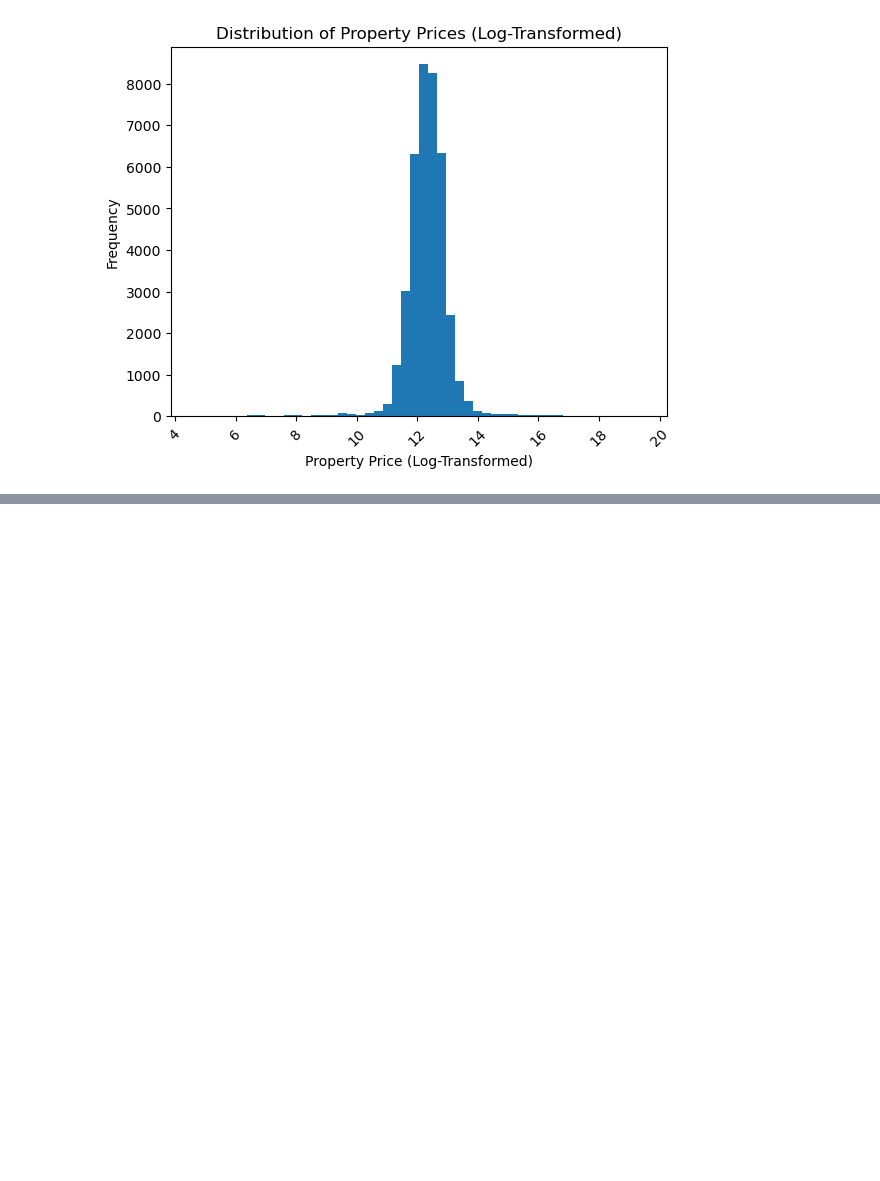
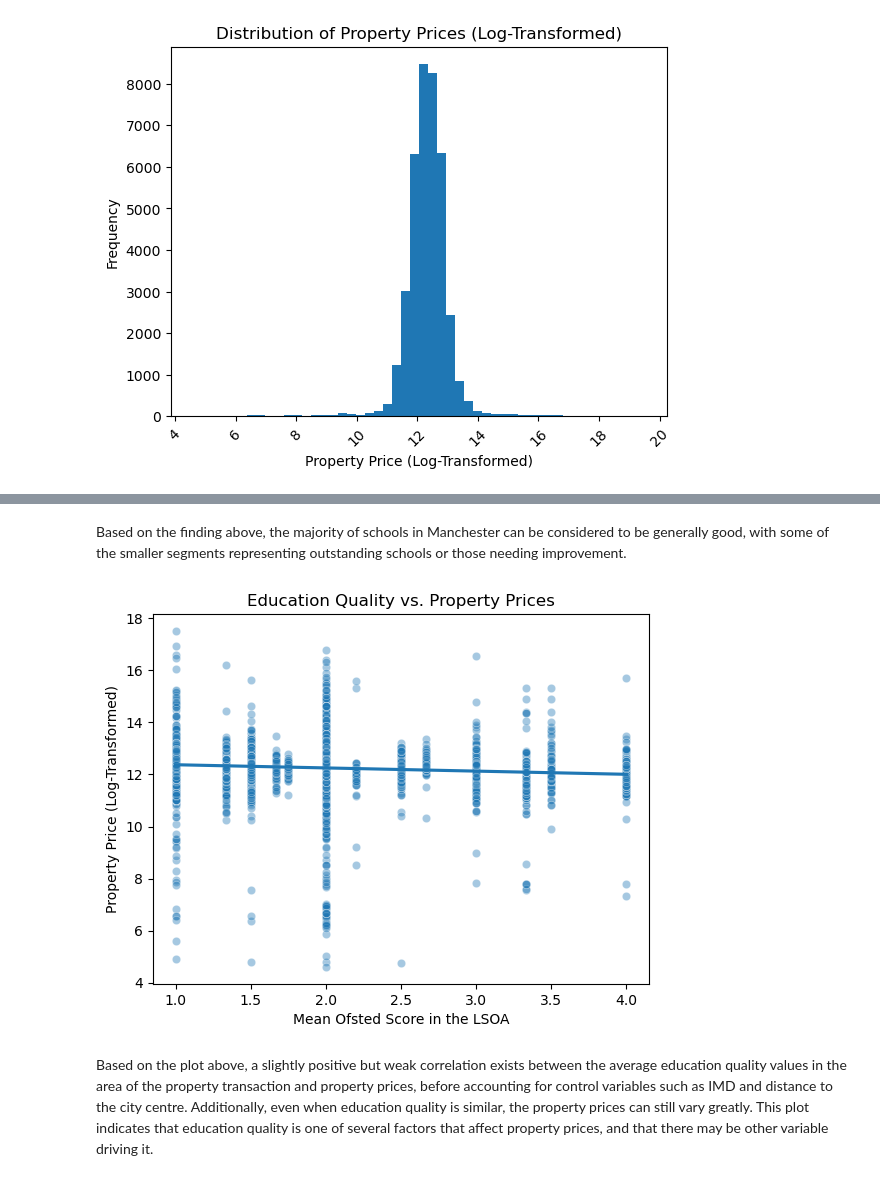
Before and after one commit to jonathanskuy/manchester-property-vs-education, a Jupyter notebook: notebooks/manchester_property_vs_education.ipynb, the cells around one changed output, grey strips where cells are left out. Cells and saved outputs as stored; diff of their text form; code cells hidden in the pictures; blank space fills up the shorter version.

Commit message:
Exploring Education Quality

```diff
--- a/notebooks/manchester_property_vs_education.ipynb
+++ b/notebooks/manchester_property_vs_education.ipynb
@@ -968,0 +1092,15 @@ plt.show()
+# %% [markdown]
+Based on the finding above, the majority of schools in Manchester can be considered to be generally good, with some of the smaller segments representing outstanding schools or those needing improvement.
+# %%
+# Plotting the relationship between education quality and property prices in areas with schools
+
+sns.scatterplot(data=df_final_with_schools, x='mean_score', y='log_price', alpha=0.4)
+sns.regplot(data=df_final_with_schools, x='mean_score', y='log_price', scatter=False)
+plt.xlabel('Mean Ofsted Score in the LSOA')
+plt.ylabel('Property Price (Log-Transformed)')
+plt.title('Education Quality vs. Property Prices')
+plt.show()
+# %% [output]
+[figure, added]
+# %% [markdown]
+Based on the plot above, a slightly positive but weak correlation exists between the average education quality values in the area of the property transaction and property prices, before accounting for control variables such as IMD and distance to the city centre. Additionally, even when education quality is similar, the property prices can still vary greatly. This plot indicates that education quality is one of several factors that affect property prices, and that there may be other variable driving it.
```
Also changed, not shown: parts of 11 cells of this notebook.
